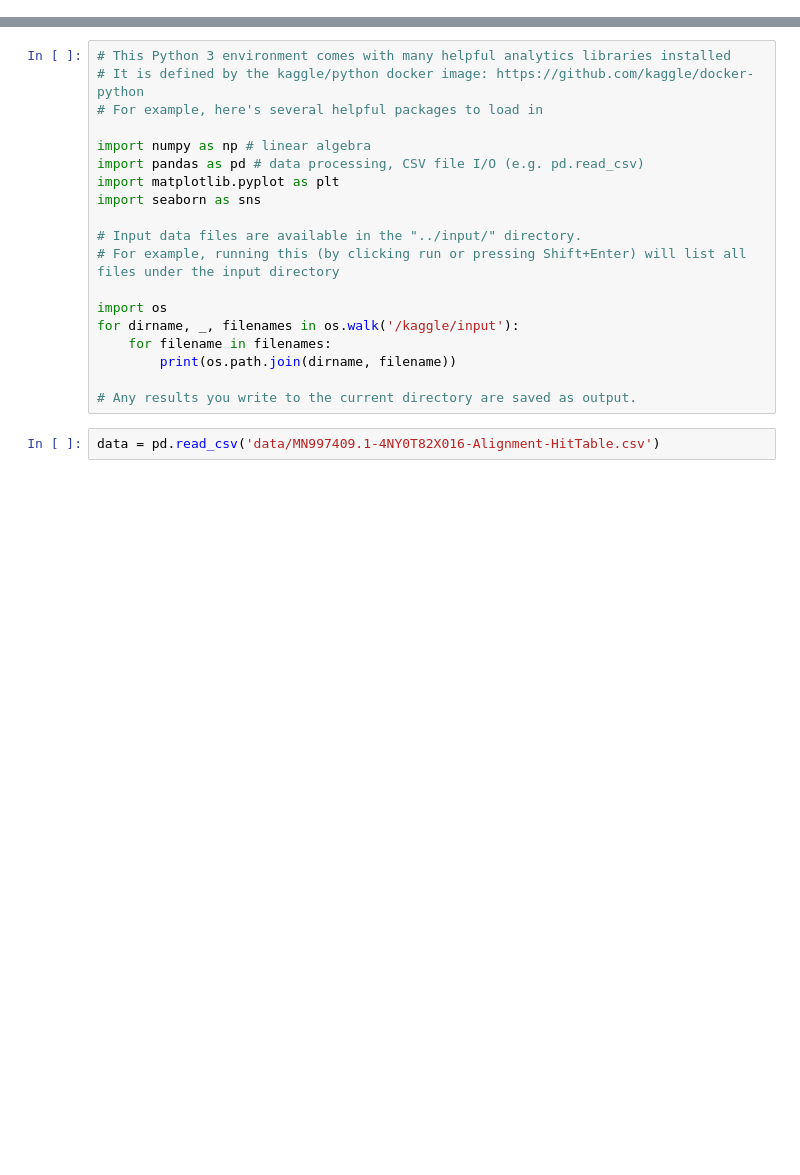
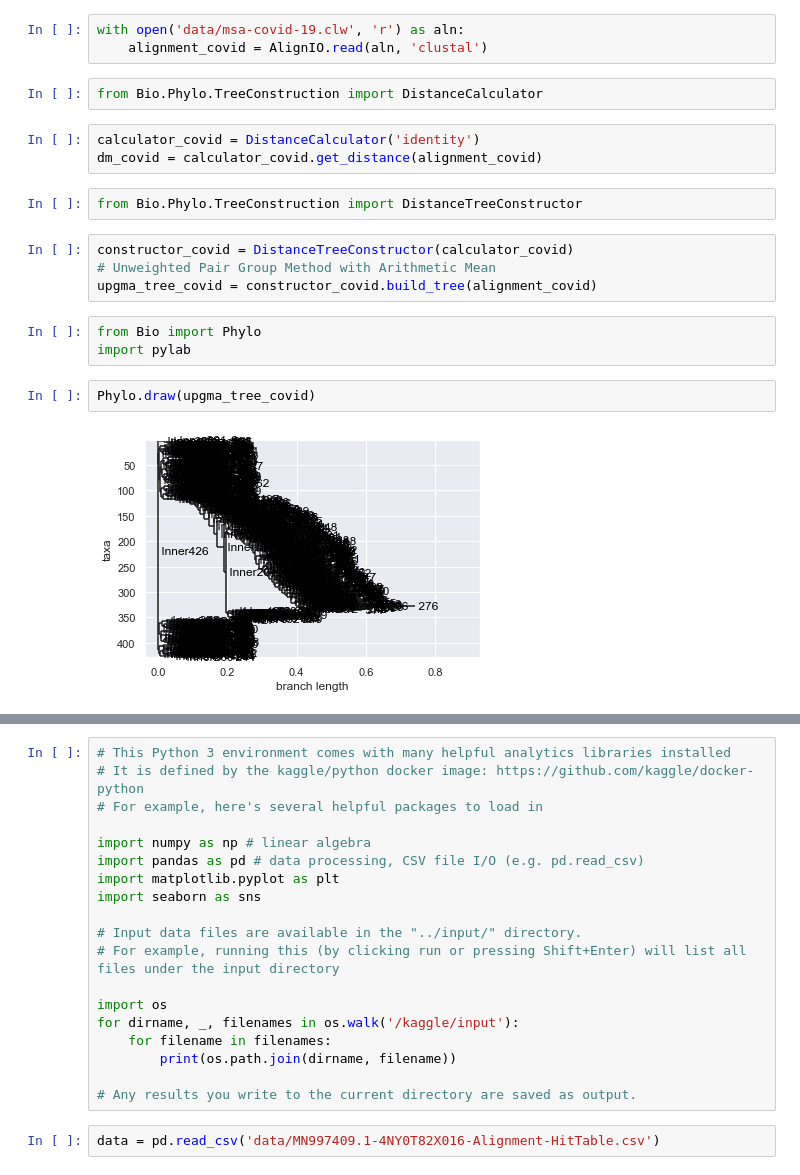
Before and after one commit to tsj1992/CS5614-Bio-Informatics-GA, a Jupyter notebook: BI-Prj.ipynb, the cells around one changed output, grey strips where cells are left out. Cells and saved outputs as stored; diff of their text form; blank space fills up the shorter version.

```diff
--- a/BI-Prj.ipynb
+++ b/BI-Prj.ipynb
@@ -0,0 +277,21 @@
+# %%
+with open('data/msa-covid-19.clw', 'r') as aln:
+    alignment_covid = AlignIO.read(aln, 'clustal')
+# %%
+from Bio.Phylo.TreeConstruction import DistanceCalculator
+# %%
+calculator_covid = DistanceCalculator('identity')
+dm_covid = calculator_covid.get_distance(alignment_covid)
+# %%
+from Bio.Phylo.TreeConstruction import DistanceTreeConstructor
+# %%
+constructor_covid = DistanceTreeConstructor(calculator_covid)
+# Unweighted Pair Group Method with Arithmetic Mean
+upgma_tree_covid = constructor_covid.build_tree(alignment_covid)
+# %%
+from Bio import Phylo
+import pylab
+# %%
+Phylo.draw(upgma_tree_covid)
+# %% [output]
+[figure, added]
```
Also changed, not shown: parts of 112 cells of this notebook, 4 other files.
